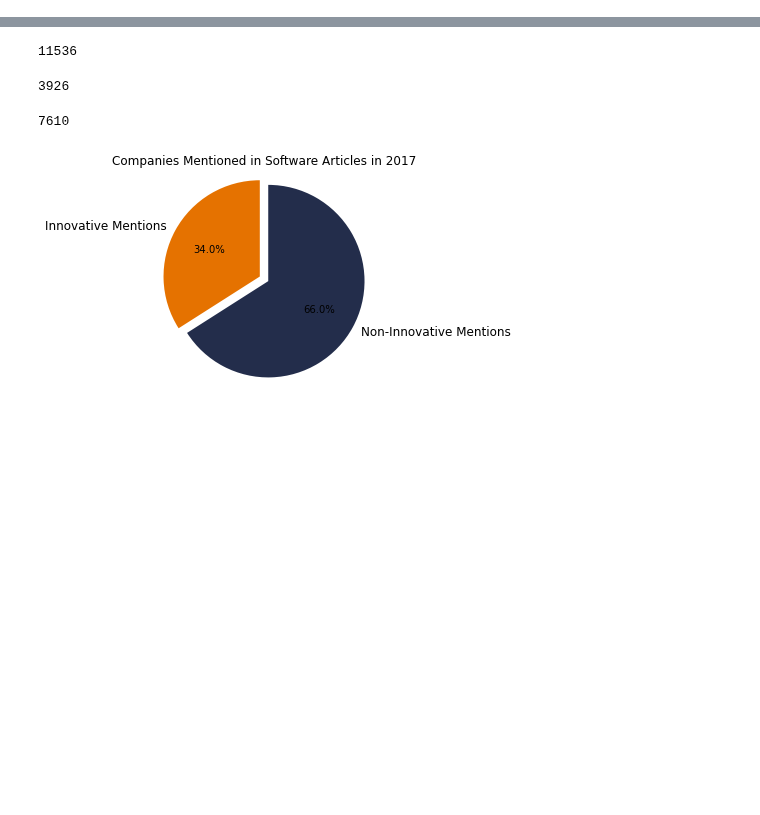
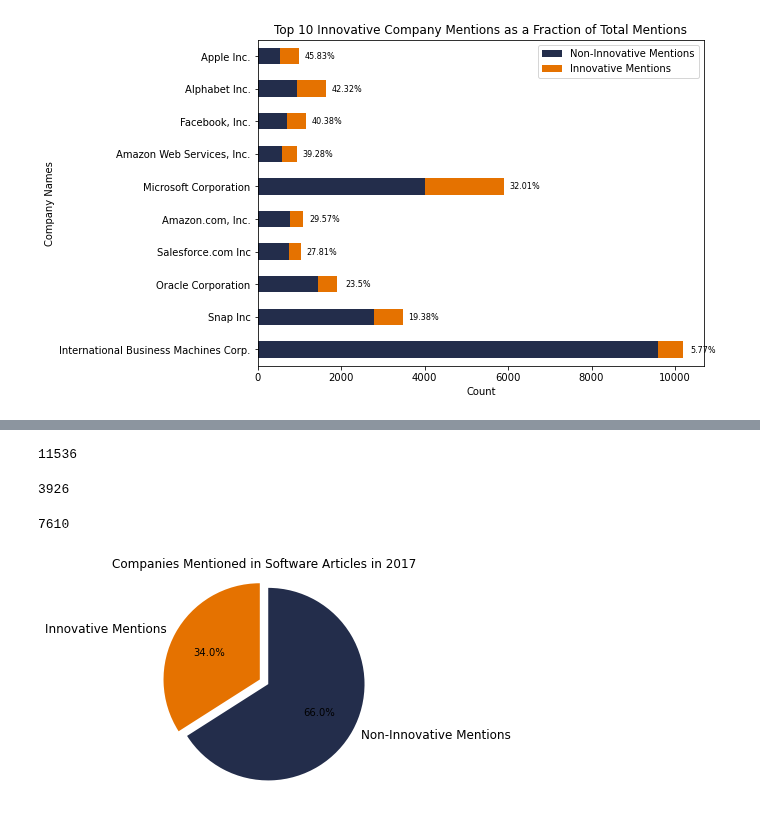
Before and after one commit to DSPG-Young-Scholars-Program/dspg21binn, a Jupyter notebook: src/classification/diggy/Untitled.ipynb, the cells around one changed output, grey strips where cells are left out. Drawn from its saved outputs; the diff is of its cells as text; code cells hidden in the pictures; blank space fills up the shorter version.

```diff
--- a/src/classification/diggy/Untitled.ipynb
+++ b/src/classification/diggy/Untitled.ipynb
@@ -34 +139,33 @@ data = data.merge(company_list, on='dna_code', how = 'left')
+# %%
+i = 0
+ax = data.head(10).sort_values("pct_innov", ascending = True).plot.barh(x=' description', y = ["Non-Innovative Mentions", "Innovative Mentions"], rot=0, color = ['#232D4B', "#E57200"], stacked = True)
+plt.title("Top 10 Innovative Company Mentions as a Fraction of Total Mentions")
+plt.ylabel('Company Names')
+plt.xlabel('Count')
+for rect in ax.patches:
+    while i == 10:
+        height = rect.get_height()
+        width = rect.get_width()
+        x = rect.get_x()
+        y = rect.get_y()
+
+        # The width of the bar is the data value and can used as the label
+        label_text = str(round((width/(x+width))*100,2))+"%"  # f'{width:.2f}' if you have decimal values as labels
+
+        label_x = x + width+500
+        label_y = y + height/2
+        ax.text(label_x, label_y, label_text, ha='center', va='center', fontsize=8)
+        i=9
+
+    if i < 10:
+        i = i + 1
+
+    elif i > 10:
+        i = 10
+fig = plt.gcf()
+fig.set_size_inches(8, 6)
+plt.savefig(('/project/class/bii_sdad_dspg/uva_2021/binn/images/classification/2017_top_10_innovative_companies_frac.png'), dpi = 600, bbox_inches='tight')
+plt.show()
+# %% [output]
+[figure, added]
 # %%
```
Also changed, not shown: parts of 16 cells of this notebook.
